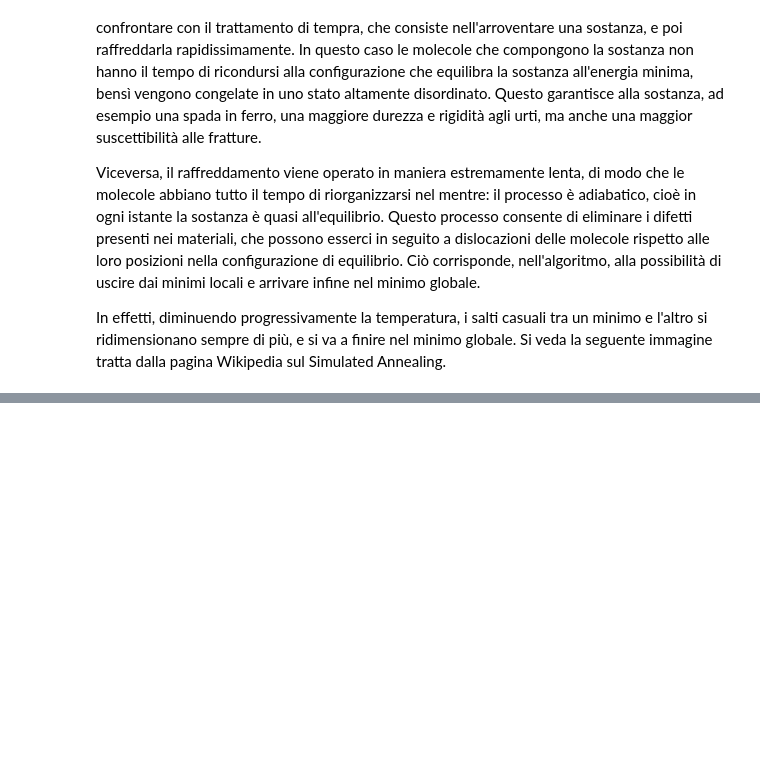
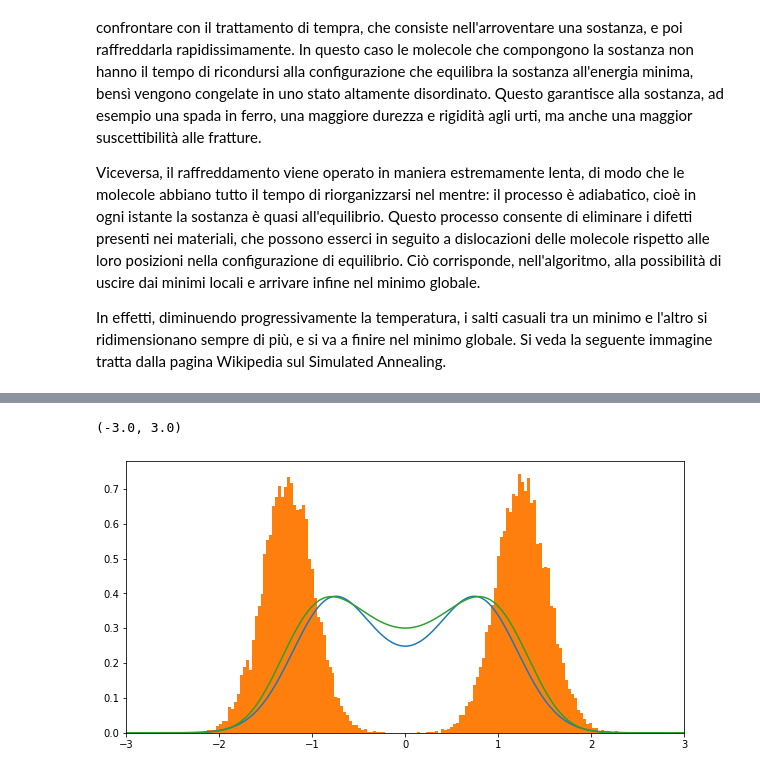
Before and after one commit to Daniele95/LSN, a Jupyter notebook: 8-variazionale/Soluzione_8.ipynb, the cells around one changed output, grey strips where cells are left out. Cells and saved outputs as stored; diff of their text form; code cells hidden in the pictures; blank space fills up the shorter version.

```diff
--- a/8-variazionale/Soluzione_8.ipynb
+++ b/8-variazionale/Soluzione_8.ipynb
@@ -215,0 +286,37 @@ In effetti, diminuendo progressivamente la temperatura, i salti casuali tra un m
+# %%
+Pos=np.loadtxt("risultati/istogramma-posizioni.txt")
+
+def Vpot(x):
+    return (x**2 - 2.5)*x**2
+
+mu = 0.8
+sgm = 0.6
+def f(x):
+    return np.e**((-(x-mu)**2)/(2*sgm**2)) + np.e**((-(x+mu)**2)/(2*sgm**2))
+
+
+hbar = 1
+m = 1
+a = 10
+N = 1000
+
+x = np.linspace(-a/2, a/2, N)
+dx = x[1] - x[0]
+V = Vpot(x)
+
+CDiff = np.diag(np.ones(N-1),-1)-2*np.diag(np.ones(N),0)+np.diag(np.ones(N-1),1)
+H = (-(hbar**2)*CDiff)/(2*m*dx**2) + np.diag(V)
+E,psi = np.linalg.eigh(H)
+psi = np.transpose(psi)
+psi = psi/np.sqrt(dx)
+
+plt.figure(figsize=(10, 5))
+
+plt.plot(x,f(x)**2/np.e, label = "$\psi^2/e$")
+plt.hist(Pos,bins=150,density=True)
+x = np.linspace(-a/2, a/2, N)
+plt.plot(x,(psi[0])**2)
+plt.xlim((-3,3))
+# %% [output]
+(-3.0, 3.0)
+[figure, added]
```
Also changed, not shown: parts of 7 cells of this notebook, 9 other files.
